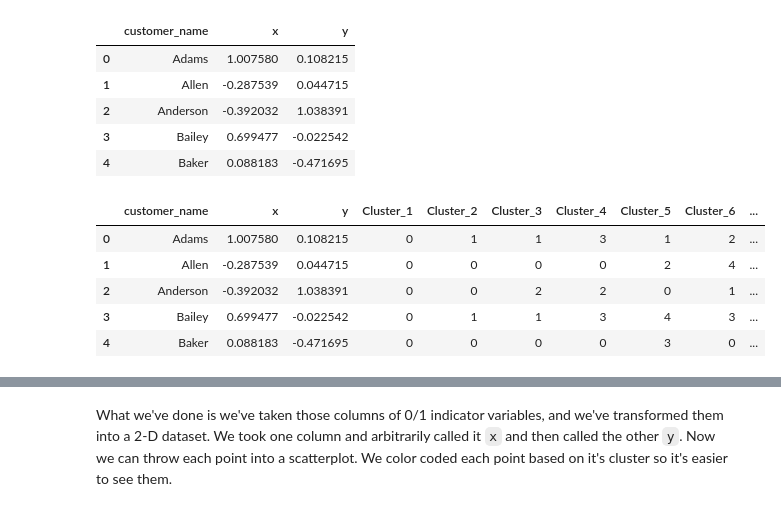
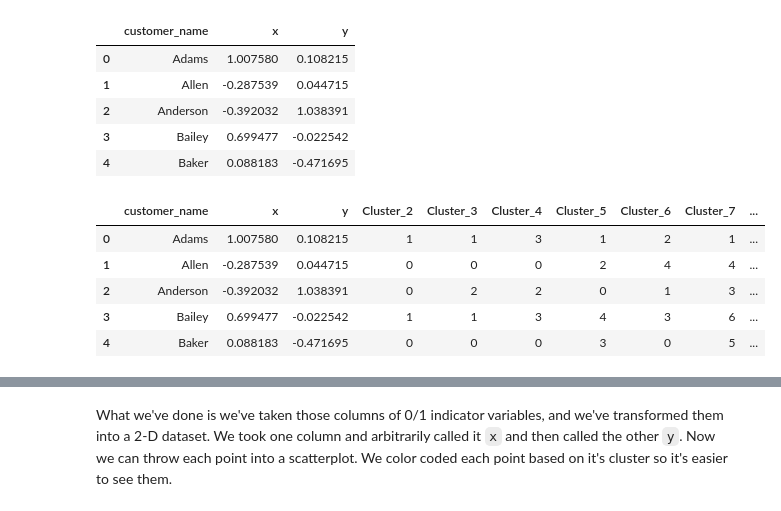
Before and after one commit to mcassi17/customer_segmentation, a Jupyter notebook: Mini_Project_Clustering.ipynb, the cells around one changed output, grey strips where cells are left out. Cells and saved outputs as stored; diff of their text form; code cells hidden in the pictures.

```diff
--- a/Mini_Project_Clustering.ipynb
+++ b/Mini_Project_Clustering.ipynb
@@ -400,22 +400,22 @@ df_all.head()
 | 3 | Bailey | 0.699477 | -0.022542 |
 | 4 | Baker | 0.088183 | -0.471695 |
 # %%
-ks = range(1, 15)
+ks = range(2, 11)
 
 for k in ks:
     # Create a KMeans instance with k clusters: model
     model = KMeans(n_clusters=k, random_state=15)
 
     # Fit model to samples
     labels_pca = model.fit_predict(df_pca)
     string = 'Cluster_' + str(k)
     df_all[string] = labels_pca
 
 df_all.head()
 # %% [output]
-|  | customer_name | x | y | Cluster_1 | Cluster_2 | Cluster_3 | Cluster_4 | Cluster_5 | Cluster_6 | ... |
-| 0 | Adams | 1.007580 | 0.108215 | 0 | 1 | 1 | 3 | 1 | 2 | ... |
-| 1 | Allen | -0.287539 | 0.044715 | 0 | 0 | 0 | 0 | 2 | 4 | ... |
-| 2 | Anderson | -0.392032 | 1.038391 | 0 | 0 | 2 | 2 | 0 | 1 | ... |
-| 3 | Bailey | 0.699477 | -0.022542 | 0 | 1 | 1 | 3 | 4 | 3 | ... |
-| 4 | Baker | 0.088183 | -0.471695 | 0 | 0 | 0 | 0 | 3 | 0 | ... |
+|  | customer_name | x | y | Cluster_2 | Cluster_3 | Cluster_4 | Cluster_5 | Cluster_6 | Cluster_7 | ... |
+| 0 | Adams | 1.007580 | 0.108215 | 1 | 1 | 3 | 1 | 2 | 1 | ... |
+| 1 | Allen | -0.287539 | 0.044715 | 0 | 0 | 0 | 2 | 4 | 4 | ... |
+| 2 | Anderson | -0.392032 | 1.038391 | 0 | 2 | 2 | 0 | 1 | 3 | ... |
+| 3 | Bailey | 0.699477 | -0.022542 | 1 | 1 | 3 | 4 | 3 | 6 | ... |
+| 4 | Baker | 0.088183 | -0.471695 | 0 | 0 | 0 | 3 | 0 | 5 | ... |
```
Also changed, not shown: parts of 1 cell of this notebook.
